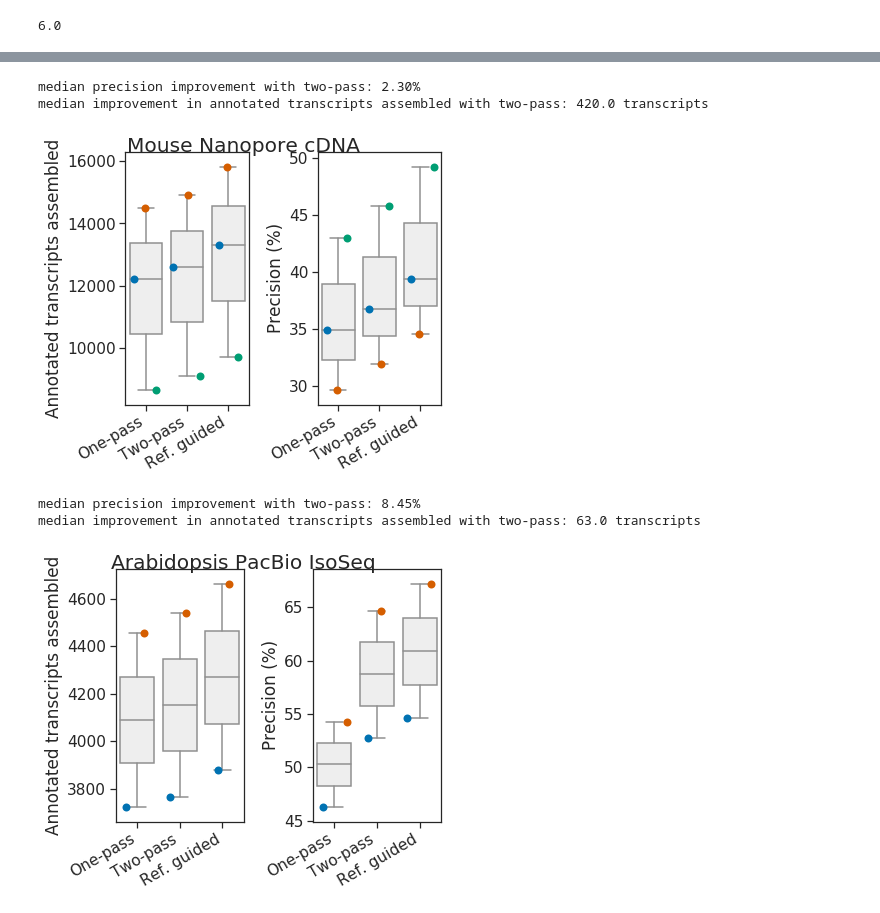
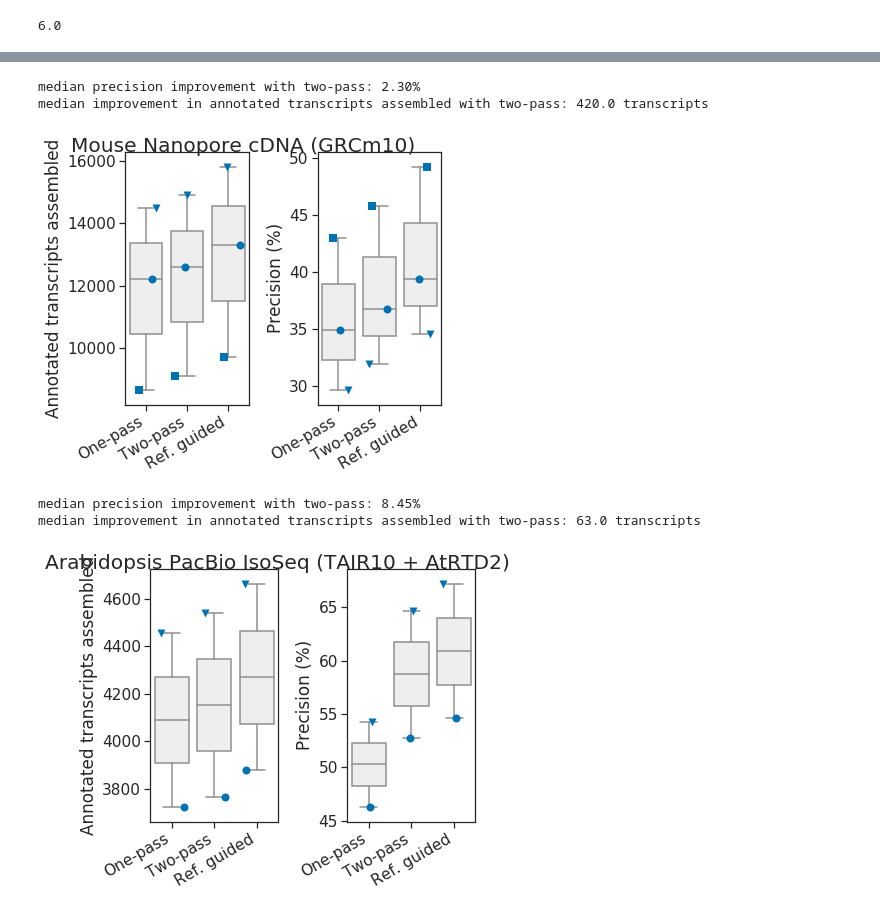
Before and after one commit to bartongroup/two_pass_alignment_pipeline, a Jupyter notebook: notebooks/benchmark_two_pass_transcript_assembly.ipynb, the cells around one changed output, grey strips where cells are left out. Saved outputs shown, nothing was run; the diff lists cells and outputs as text; code cells hidden in the pictures.

Commit message:
altered benchmark figure markers

```diff
--- a/notebooks/benchmark_two_pass_transcript_assembly.ipynb
+++ b/notebooks/benchmark_two_pass_transcript_assembly.ipynb
@@ -200,7 +200,7 @@ plt.show()
 [figure]
 # %%
 DEFAULT_BOXPLOT_KWARGS = {'color': '#eeeeee', 'fliersize': 0, 'width': 0.8}
-DEFAULT_STRIPPLOT_KWARGS = {'jitter': 0.2, 'color': pal[0], 'size': 8, 'dodge': True}
+DEFAULT_STRIPPLOT_KWARGS = {'jitter': 0.3, 'color': pal[0], 'size': 8, 'dodge': True}
 
 
 def boxplot_with_overlaid_stripplot(*, x, y, hue=None, data=None,
@@ -228,15 +228,18 @@ def boxplot_with_overlaid_stripplot(*, x, y, hue=None, data=None,
         **boxplot_kwargs
     )
 
-    ax = sns.stripplot(
-        x=x,
-        y=y,
-        data=data,
-        hue=strip_hue if strip_hue is not None else hue,
-        order=order,
-        ax=ax,
-        **stripplot_kwargs
-    )
+    markers = 'ovsXD*p'
+    for m, v in zip(markers, set(data[strip_hue])):
+        d = data.query(f'{strip_hue} == "{v}"')
+        ax = sns.stripplot(
+            x=x,
+            y=y,
+            data=d,
+            marker=m,
+            order=order,
+            ax=ax,
+            **stripplot_kwargs
+        )
 
     return ax
 
@@ -253,11 +256,10 @@ def plot_precision_count_boxplots(data,
         data=data,
         order=plot,
         ax=axes[0],
-        stripplot_kwargs={'color': None, 'palette': pal}
     )
     axes[0].set_xlabel('')
     axes[0].set_ylabel('Annotated transcripts assembled')
-    axes[0].legend_.remove()
+    #axes[0].legend_.remove()
     axes[0].set_xticklabels(labels, rotation=30, ha='right')
     boxplot_with_overlaid_stripplot(
         x='method',
@@ -266,11 +268,10 @@ def plot_precision_count_boxplots(data,
         data=data,
         order=plot,
         ax=axes[1],
-        stripplot_kwargs={'color': None, 'palette': pal}
     )
     axes[1].set_xlabel('')
     axes[1].set_ylabel('Precision (%)')
-    axes[1].legend_.remove()
+    #axes[1].legend_.remove()
     axes[1].set_xticklabels(labels, rotation=30, ha='right')
     fig.suptitle(suptitle)
     plt.tight_layout()
@@ -368,17 +369,17 @@ median improvement in annotated transcripts assembled with two-pass: 609.5 trans
 # %%
-plot_real_assembly_scores('mouse_cdna', 'Mouse Nanopore cDNA')
+plot_real_assembly_scores('mouse_cdna', 'Mouse Nanopore cDNA (GRCm10)')
 plt.savefig('figures/mouse_cdna_stringtie_benchmark.svg')
 plt.show()
 # %% [output]
 median precision improvement with two-pass: 2.30%
 median improvement in annotated transcripts assembled with two-pass: 420.0 transcripts
-[figure, old version]
+[figure, new version]
 # %%
-plot_real_assembly_scores('arabidopsis_isoseq', 'Arabidopsis PacBio IsoSeq')
+plot_real_assembly_scores('arabidopsis_isoseq', 'Arabidopsis PacBio IsoSeq (TAIR10 + AtRTD2)')
 plt.savefig('figures/arabidopsis_isoseq_stringtie_benchmark.svg')
 plt.show()
 # %% [output]
 median precision improvement with two-pass: 8.45%
 median improvement in annotated transcripts assembled with two-pass: 63.0 transcripts
-[figure, old version]
+[figure, new version]
 # %%
```
Also changed, not shown: parts of 6 cells of this notebook, 8 other files.
